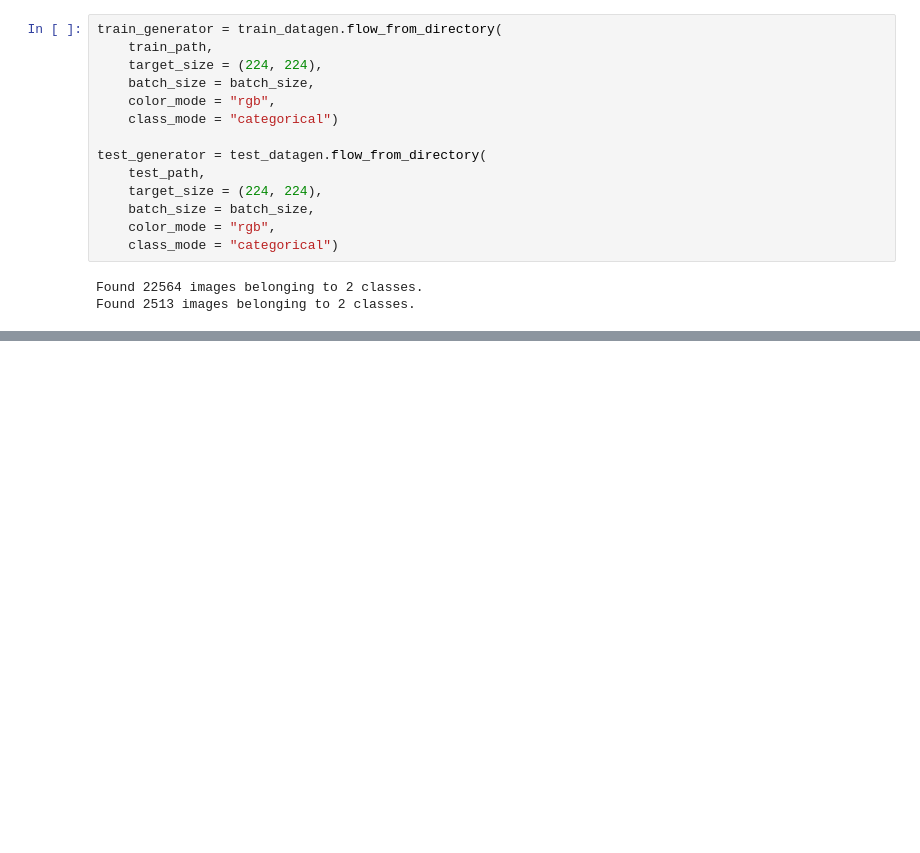
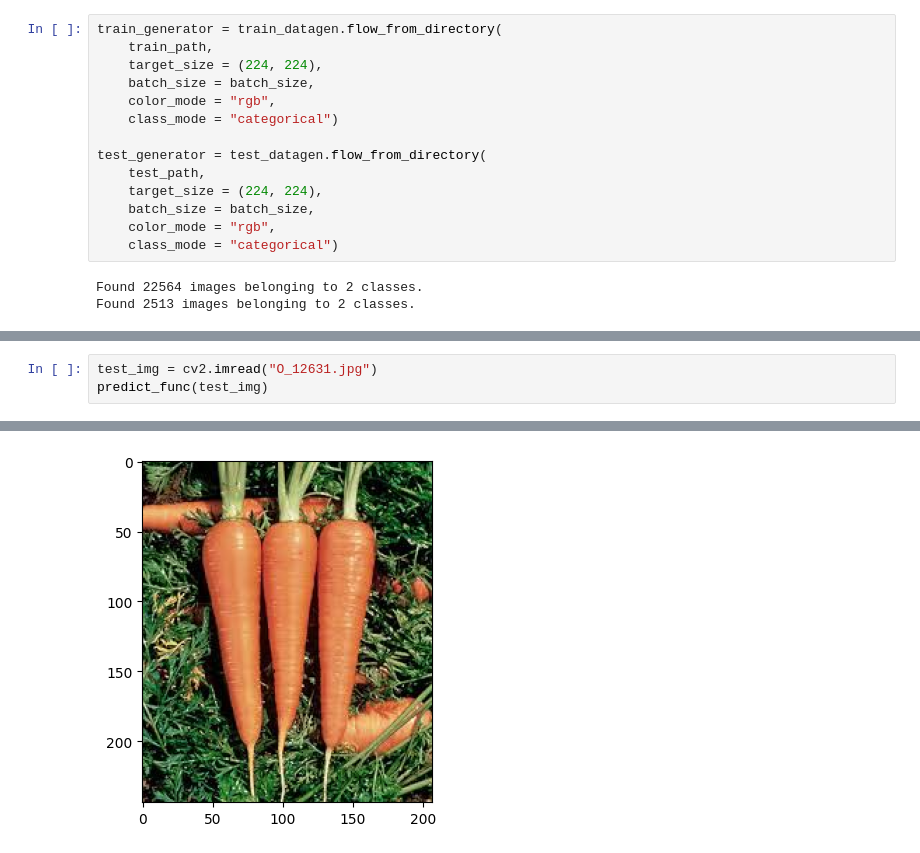
Before and after one commit to Ashok3201/CNN-Plastic-Waste-Classification, a Jupyter notebook: wasteclassification.ipynb, the cells around one changed output, grey strips where cells are left out. Cells and saved outputs as stored; diff of their text form; blank space fills up the shorter version.

```diff
--- a/wasteclassification.ipynb
+++ b/wasteclassification.ipynb
@@ -181,0 +210,4 @@ Test Accuracy: 87.50%
+# %%
+test_img = cv2.imread("O_12631.jpg")
+predict_func(test_img)
+# %% [output]
@@ -181,0 +216 @@ Test Accuracy: 87.50%
+[figure, added]
```
Also changed, not shown: parts of 14 cells of this notebook.
